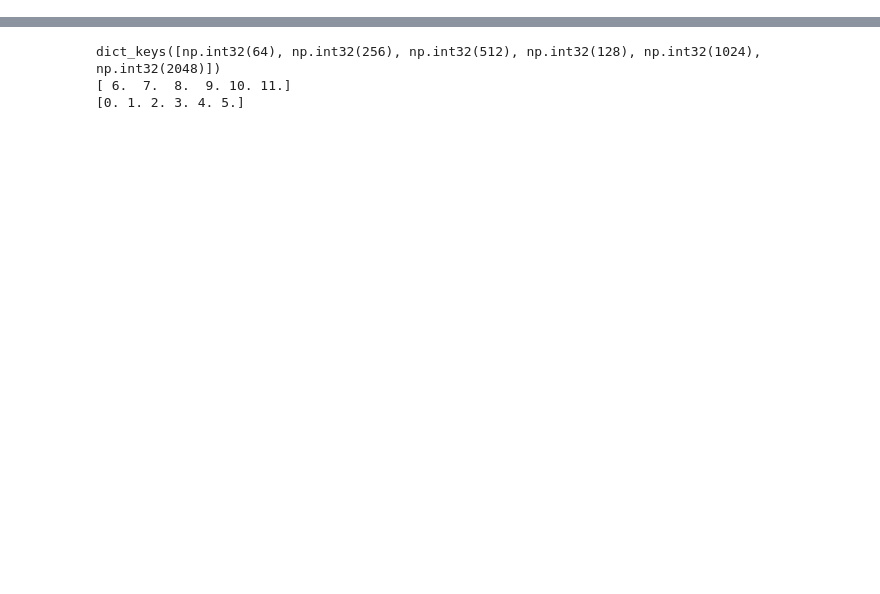
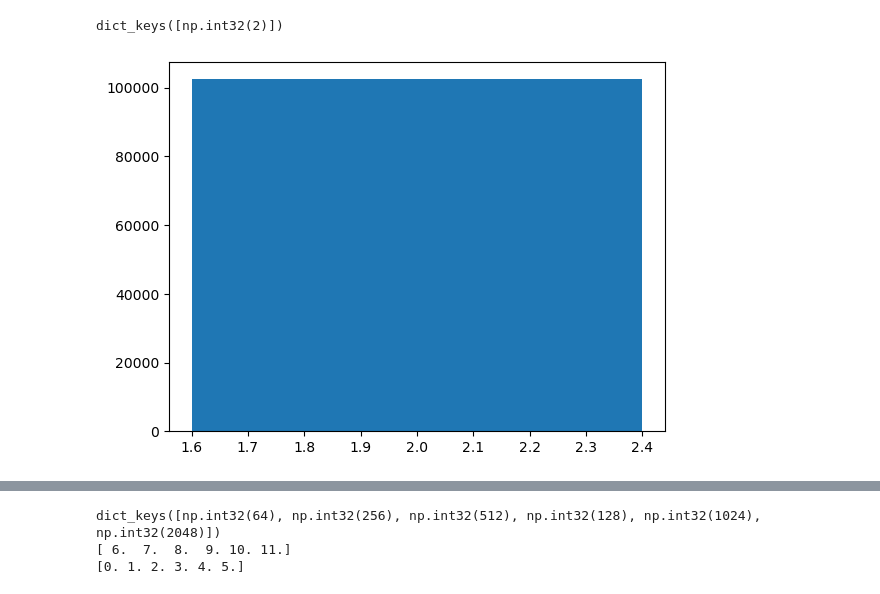
Before and after one commit to dakangaa/DeepTheft, a Jupyter notebook: data_view.ipynb, the cells around one changed output, grey strips where cells are left out. Cells and saved outputs as stored; diff of their text form; code cells hidden in the pictures; blank space fills up the shorter version.

```diff
--- a/data_view.ipynb
+++ b/data_view.ipynb
@@ -9,0 +54,7 @@ defaultdict(<class 'int'>, {np.int32(64): 201640, np.int32(256): 1084480, np.int
+# %%
+print(count_S.keys())
+plt.bar(count_S.keys(), count_S.values())
+plt.gca().xaxis.set_major_locator(plt.MaxNLocator(integer=True))
+# %% [output]
+dict_keys([np.int32(2)])
+[figure, added]
```
Also changed, not shown: parts of 8 cells of this notebook, 51 other files.
